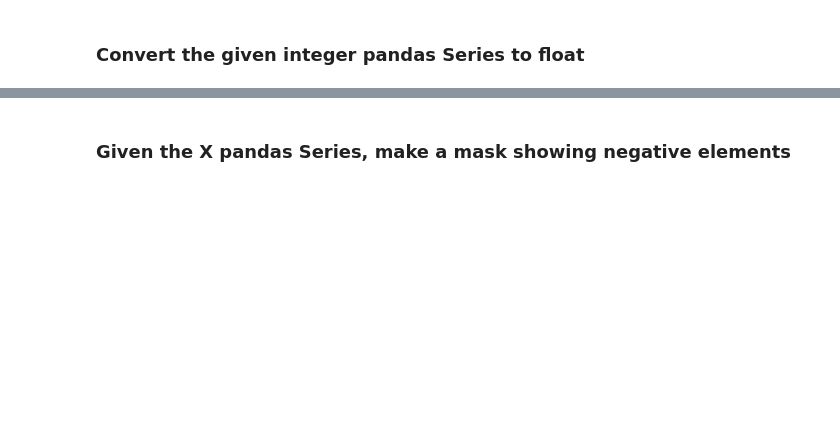
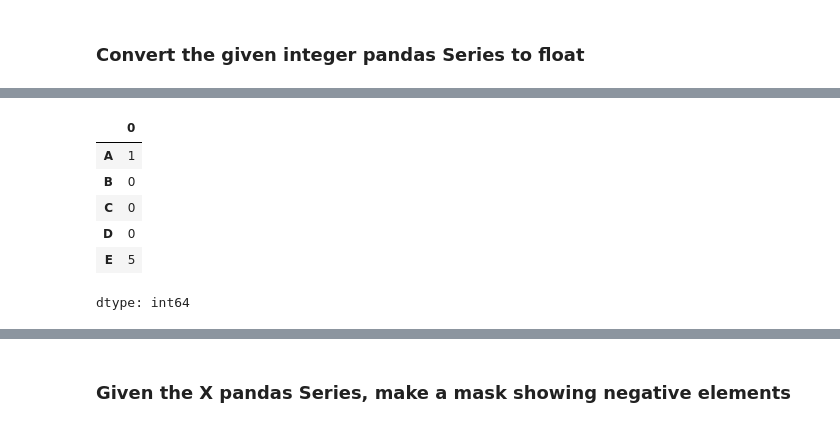
Before and after one commit to carlosoliverfernandez/course1-freecodecamp-intro-to-numpy, a Jupyter notebook: 2 - Pandas Series exercises.ipynb, the cells around one changed output, grey strips where cells are left out. Cells and saved outputs as stored; diff of their text form; code cells hidden in the pictures; blank space fills up the shorter version.

```diff
--- a/2 - Pandas Series exercises.ipynb
+++ b/2 - Pandas Series exercises.ipynb
@@ -266,3 +315,18 @@ X
+# %%
+# your code goes here
+X = pd.Series([1,2,3,4,5],
+              index=['A','B','C','D','E'])
+
+X.iloc[1:-1] = 0
+X
+# %% [output]
+|  | 0 |
+| A | 1 |
+| B | 0 |
+| C | 0 |
+| D | 0 |
+| E | 5 |
+dtype: int64
 # %%
 X = pd.Series([1,2,3,4,5],
               index=['A','B','C','D','E'])
```
Also changed, not shown: parts of 25 cells of this notebook.
